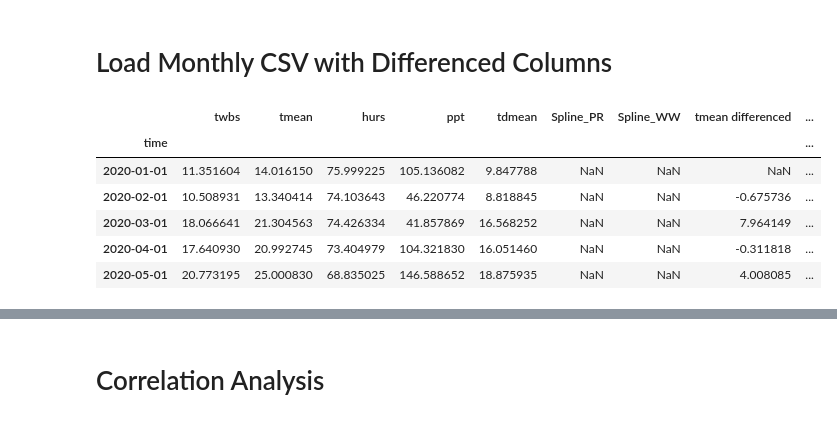
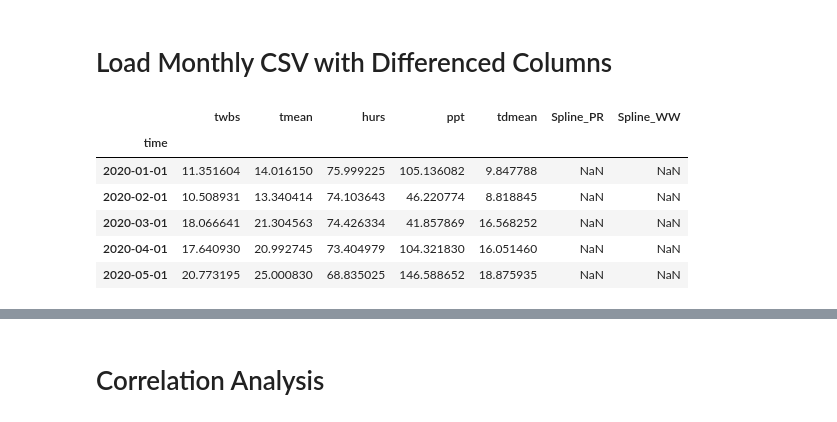
Before and after one commit to sd9616/wastewater, a Jupyter notebook: Monthly_PRISM_netcdf_calc_twbs.ipynb, the cells around one changed output, grey strips where cells are left out. Saved outputs shown, nothing was run; the diff lists cells and outputs as text; code cells hidden in the pictures.

Commit message:
updated scripts with PDF plots & final tables

```diff
--- a/Monthly_PRISM_netcdf_calc_twbs.ipynb
+++ b/Monthly_PRISM_netcdf_calc_twbs.ipynb
@@ -1366,19 +1461,21 @@ DF_MONTHLY_COLS =  ['twbs', 'tmean', 'hurs', 'ppt', 'tdmean', 'Spline_PR',
 # %%
 # Load the CSV
 df_monthly_covid_weather = pd.read_csv(
     os.path.join(MONTHLY_PATH),
     index_col=0,
     parse_dates=True
 )
-
+df_monthly_covid_weather = df_monthly_covid_weather.drop(columns = ['tmean differenced', 'twbs differenced',
+       'Spline_WW differenced', 'Spline_WW differenced twice',
+       'Spline_PR differenced', 'Spline_PR differenced twice'])
 df_monthly_covid_weather.head()
 
 # df_monthly_covid_weather.to_csv(MONTHLY_PATH, index=True)
 # %% [output]
-|  | twbs | tmean | hurs | ppt | tdmean | Spline_PR | Spline_WW | tmean differenced | ... |
-| time |  |  |  |  |  |  |  |  | ... |
-| 2020-01-01 | 11.351604 | 14.016150 | 75.999225 | 105.136082 | 9.847788 | NaN | NaN | NaN | ... |
-| 2020-02-01 | 10.508931 | 13.340414 | 74.103643 | 46.220774 | 8.818845 | NaN | NaN | -0.675736 | ... |
-| 2020-03-01 | 18.066641 | 21.304563 | 74.426334 | 41.857869 | 16.568252 | NaN | NaN | 7.964149 | ... |
-| 2020-04-01 | 17.640930 | 20.992745 | 73.404979 | 104.321830 | 16.051460 | NaN | NaN | -0.311818 | ... |
-| 2020-05-01 | 20.773195 | 25.000830 | 68.835025 | 146.588652 | 18.875935 | NaN | NaN | 4.008085 | ... |
+|  | twbs | tmean | hurs | ppt | tdmean | Spline_PR | Spline_WW |
+| time |  |  |  |  |  |  |  |
+| 2020-01-01 | 11.351604 | 14.016150 | 75.999225 | 105.136082 | 9.847788 | NaN | NaN |
+| 2020-02-01 | 10.508931 | 13.340414 | 74.103643 | 46.220774 | 8.818845 | NaN | NaN |
+| 2020-03-01 | 18.066641 | 21.304563 | 74.426334 | 41.857869 | 16.568252 | NaN | NaN |
+| 2020-04-01 | 17.640930 | 20.992745 | 73.404979 | 104.321830 | 16.051460 | NaN | NaN |
+| 2020-05-01 | 20.773195 | 25.000830 | 68.835025 | 146.588652 | 18.875935 | NaN | NaN |
```
Also changed, not shown: parts of 8 cells of this notebook, 2 other files.
